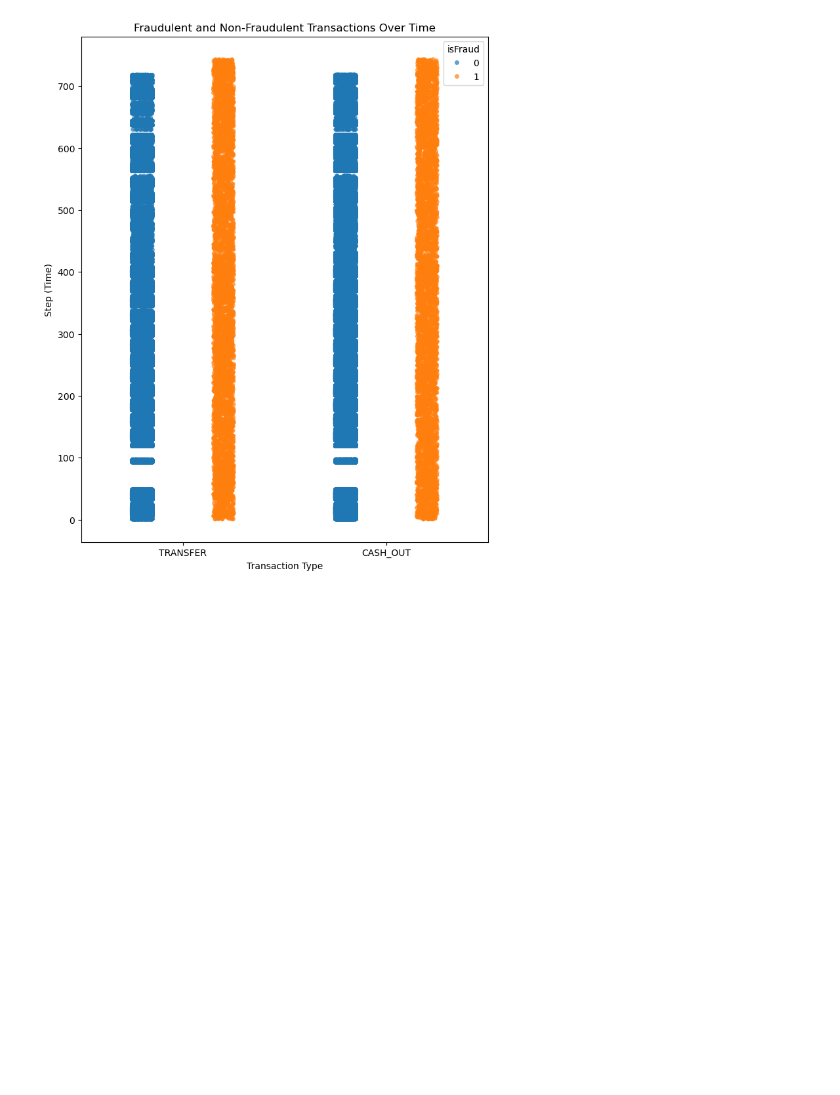
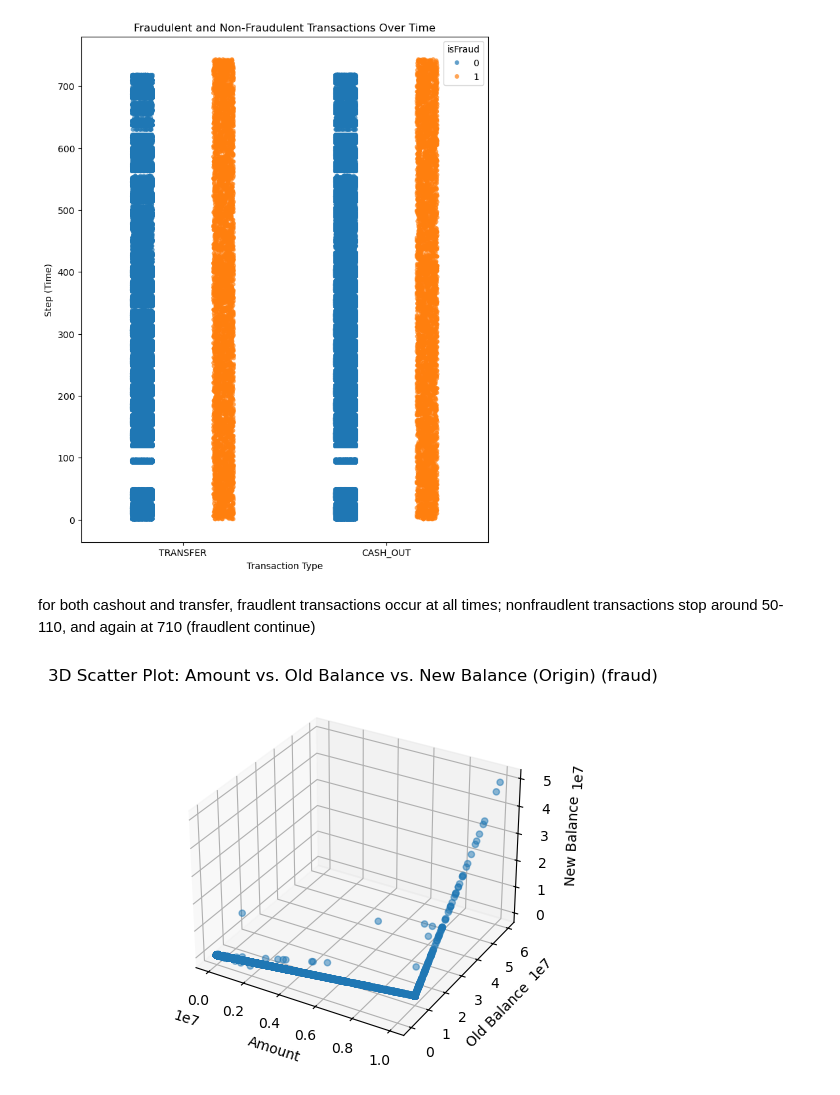
Before and after one commit to krystelcr/Financial-Fraud-Detection, a Jupyter notebook: code/dataprep/explore.ipynb, the cells around one changed output. Cells and saved outputs as stored; diff of their text form; code cells hidden in the pictures; blank space fills up the shorter version.

```diff
--- a/code/dataprep/explore.ipynb
+++ b/code/dataprep/explore.ipynb
@@ -415,3 +418,22 @@ plt.legend(title='isFraud', loc='upper right')
 plt.show()
 # %% [output]
 [figure]
+# %% [markdown]
+for both cashout and transfer, fraudlent transactions occur at all times; nonfraudlent transactions stop around 50-110, and again at 710 (fraudlent continue)
+# %%
+dffruad = df_filtered[(df_filtered["isFraud"] == 1)]
+# %%
+fig = plt.figure()
+ax = fig.add_subplot(111, projection='3d')
+ax.scatter(dffruad['amount'], dffruad['oldbalanceOrg'], dffruad['newbalanceOrig'], alpha=0.5)
+
+(dffruad["isFraud"] == 1)
+
+ax.set_xlabel('Amount')
+ax.set_ylabel('Old Balance')
+ax.set_zlabel('New Balance')
+
+ax.set_title('3D Scatter Plot: Amount vs. Old Balance vs. New Balance (Origin) (fraud)')
+plt.show()
+# %% [output]
+[figure, added]
```
Also changed, not shown: parts of 22 cells of this notebook, 1 other file.
